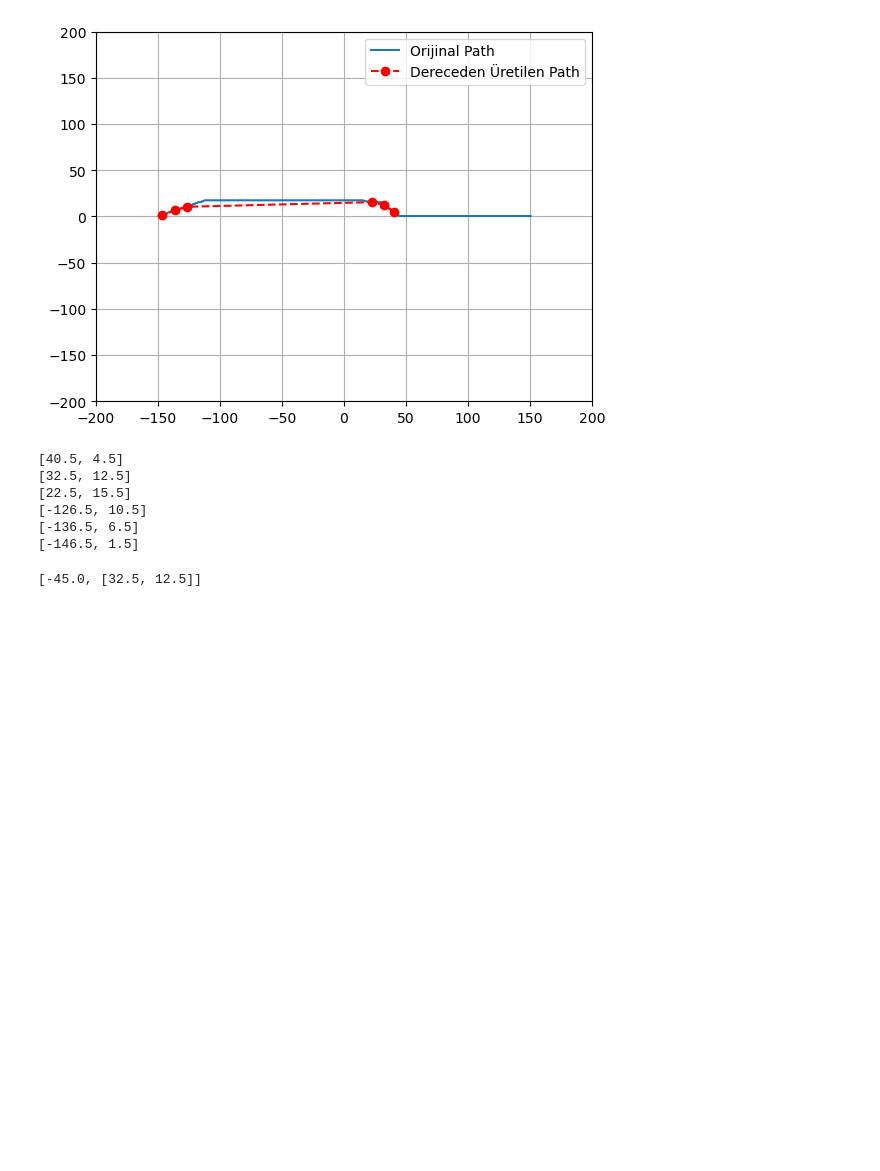
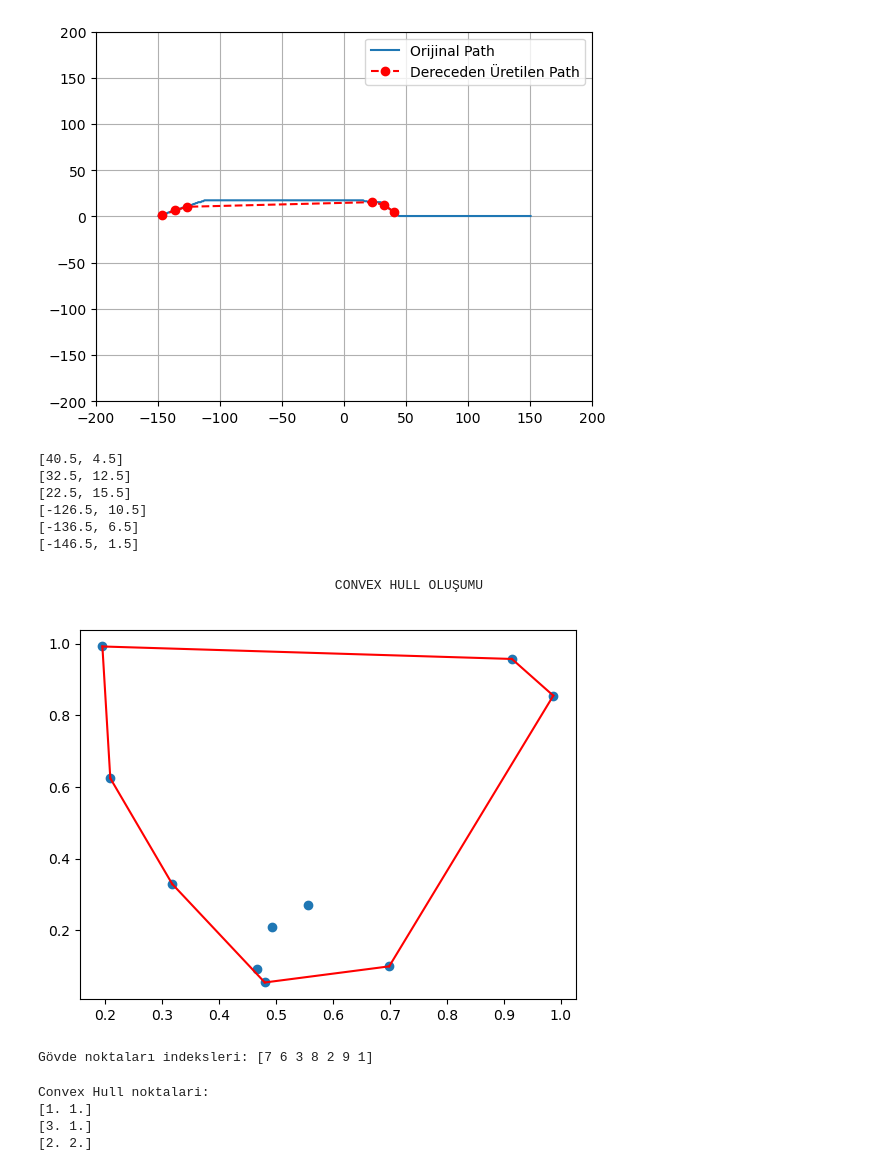
Before and after one commit to FiratROVNet/FiratROVNet, a Jupyter notebook: Untitled.ipynb, the cells around one changed output. Saved outputs shown, nothing was run; the diff lists cells and outputs as text; code cells hidden in the pictures; blank space fills up the shorter version.

```diff
--- a/Untitled.ipynb
+++ b/Untitled.ipynb
@@ -142,7 +142,48 @@ for x in derece_listesi:
 [-126.5, 10.5]
 [-136.5, 6.5]
 [-146.5, 1.5]
-# %%
-derece_listesi[1]
-# %% [output]
-[-45.0, [32.5, 12.5]]
+# %% [markdown]
+
+
+
+
+
+
+                                        CONVEX HULL OLUŞUMU
+# %%
+import numpy as np
+from scipy.spatial import ConvexHull
+import matplotlib.pyplot as plt
+
+# Rastgele 10 nokta oluşturalım
+points = np.random.rand(10, 2)
+
+# Convex Hull hesapla
+hull = ConvexHull(points)
+
+# Görselleştirme
+plt.plot(points[:,0], points[:,1], 'o') # Tüm noktalar
+for simplex in hull.simplices:
+    plt.plot(points[simplex, 0], points[simplex, 1], 'r-') # Gövde çizgileri
+
+plt.show()
+
+# Gövdeyi oluşturan noktaların indeksleri:
+print("Gövde noktaları indeksleri:", hull.vertices)
+# %% [output]
+[figure, added]
+Gövde noktaları indeksleri: [7 6 3 8 2 9 1]
+# %%
+import matplotlib.pyplot as plt
+
+plt.scatter(points[:,0], points[:,1])
+
+for simplex in hull.simplices:
+    plt.plot(points[simplex,0], points[simplex,1], 'k-')
+
+plt.show()
+# %% [output]
+Convex Hull noktalari:
+[1. 1.]
+[3. 1.]
+[2. 2.]
```
Also changed, not shown: parts of 8 cells of this notebook, 5 other files.
